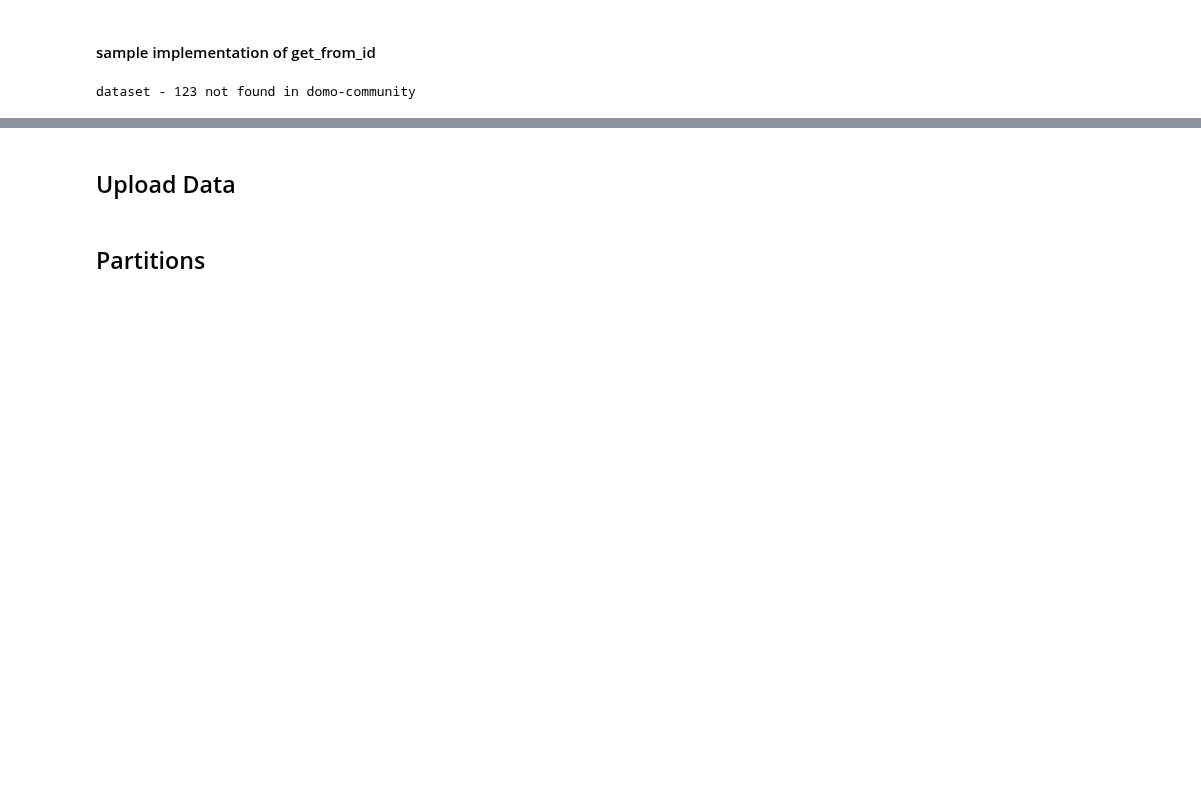
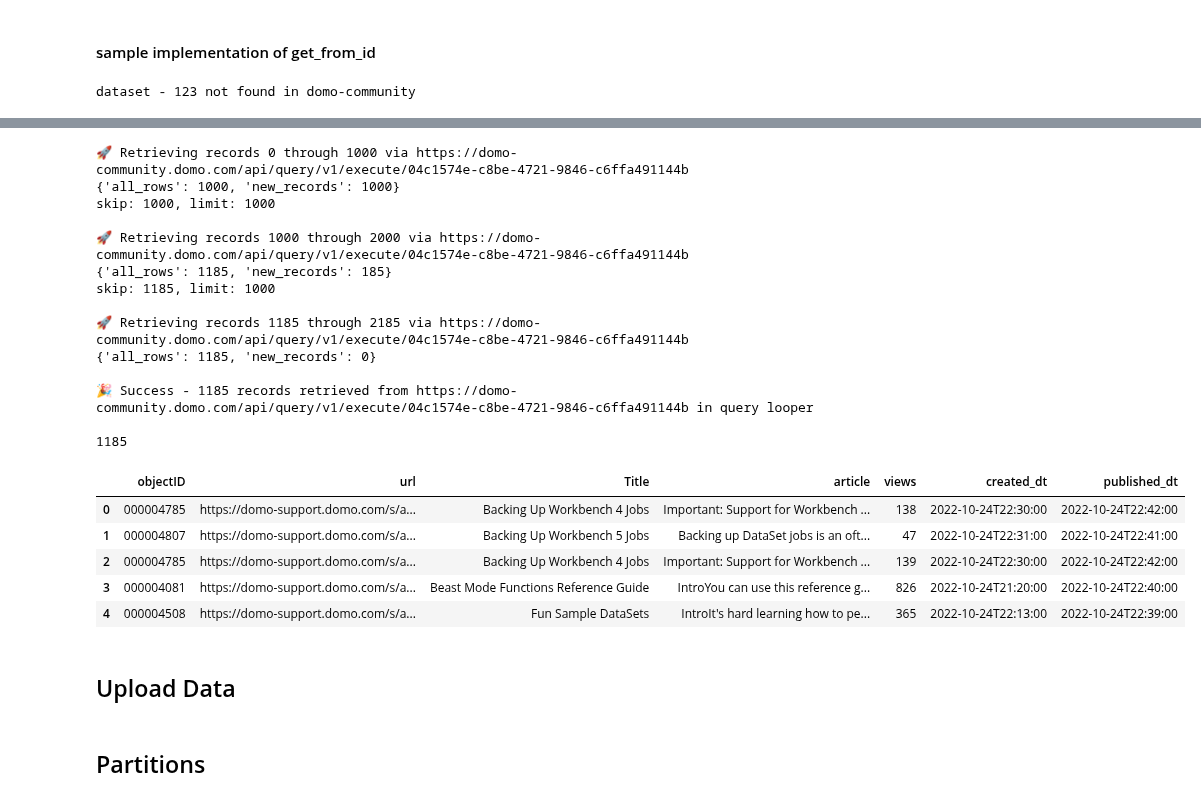
Before and after one commit to jaewilson07/domo_library, a Jupyter notebook: nbs/classes/50_DomoDataset.ipynb, the cells around one changed output, grey strips where cells are left out. Saved outputs shown, nothing was run; the diff lists cells and outputs as text; code cells hidden in the pictures; blank space fills up the shorter version.

Commit message:
updated looper

```diff
--- a/nbs/classes/50_DomoDataset.ipynb
+++ b/nbs/classes/50_DomoDataset.ipynb
@@ -620,6 +618,49 @@ async def query_dataset_private(cls: DomoDataset,
             sql=sql, dataset_id=dataset_id, domo_instance=auth.domo_instance)
 
     return pd.DataFrame(res.response)
+# %%
+import os
+import pandas as pd
+
+token_auth = dmda.DomoTokenAuth(
+    domo_instance="domo-community", domo_access_token=os.environ["DOMO_DOJO_ACCESS_TOKEN"]
+)
+
+dataset_id = os.environ["DOJO_DATASET_ID"]
+
+
+res = await DomoDataset.query_dataset_private(dataset_id=dataset_id,
+                                        auth=token_auth,
+                                        loop_until_end=True,
+                                        sql="select * from table",
+                                        limit = 1000,
+                                        debug_api=False,
+                                        debug_loop = True,
+                                        )
+
+print(len(res))
+res[0:5]
+# %% [output]
+🚀 Retrieving records 0 through 1000 via https://domo-community.domo.com/api/query/v1/execute/04c1574e-c8be-4721-9846-c6ffa491144b
+{'all_rows': 1000, 'new_records': 1000}
+skip: 1000, limit: 1000
+
+🚀 Retrieving records 1000 through 2000 via https://domo-community.domo.com/api/query/v1/execute/04c1574e-c8be-4721-9846-c6ffa491144b
+{'all_rows': 1185, 'new_records': 185}
+skip: 1185, limit: 1000
+
+🚀 Retrieving records 1185 through 2185 via https://domo-community.domo.com/api/query/v1/execute/04c1574e-c8be-4721-9846-c6ffa491144b
+{'all_rows': 1185, 'new_records': 0}
+
+🎉 Success - 1185 records retrieved from https://domo-community.domo.com/api/query/v1/execute/04c1574e-c8be-4721-9846-c6ffa491144b in query looper
+
+1185
+|  | objectID | url | Title | article | views | created_dt | published_dt |
+| 0 | 000004785 | https://domo-support.domo.com/s/a... | Backing Up Workbench 4 Jobs | Important: Support for Workbench ... | 138 | 2022-10-24T22:30:00 | 2022-10-24T22:42:00 |
+| 1 | 000004807 | https://domo-support.domo.com/s/a... | Backing Up Workbench 5 Jobs | Backing up DataSet jobs is an oft... | 47 | 2022-10-24T22:31:00 | 2022-10-24T22:41:00 |
+| 2 | 000004785 | https://domo-support.domo.com/s/a... | Backing Up Workbench 4 Jobs | Important: Support for Workbench ... | 139 | 2022-10-24T22:30:00 | 2022-10-24T22:42:00 |
+| 3 | 000004081 | https://domo-support.domo.com/s/a... | Beast Mode Functions Reference Guide | IntroYou can use this reference g... | 826 | 2022-10-24T21:20:00 | 2022-10-24T22:40:00 |
+| 4 | 000004508 | https://domo-support.domo.com/s/a... | Fun Sample DataSets | IntroIt's hard learning how to pe... | 365 | 2022-10-24T22:13:00 | 2022-10-24T22:39:00 |
 # %%
 # | export
 class DomoDataset_DeleteDataset_Error(de.DomoError):
```
Also changed, not shown: parts of 7 cells of this notebook, 55 other files.
